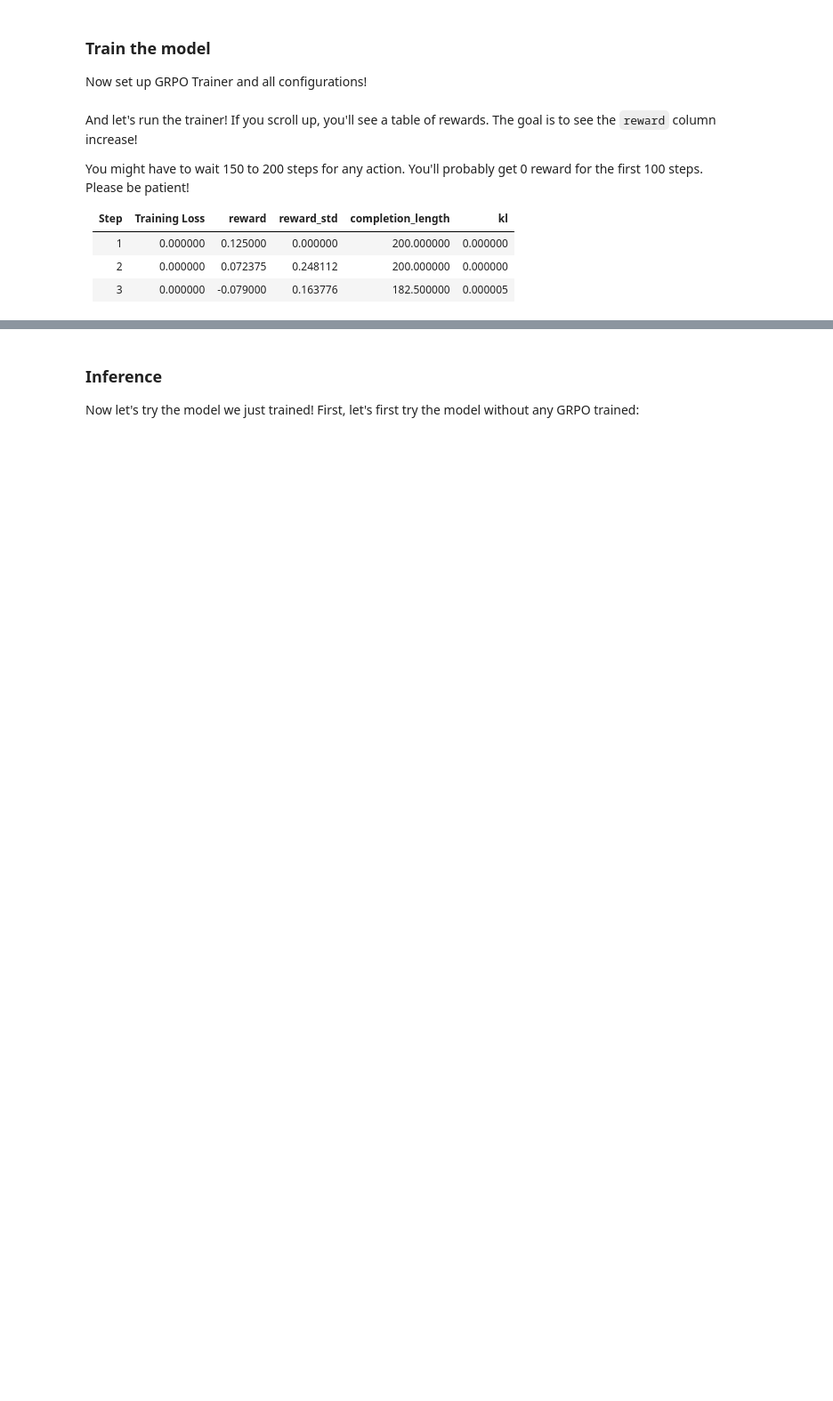
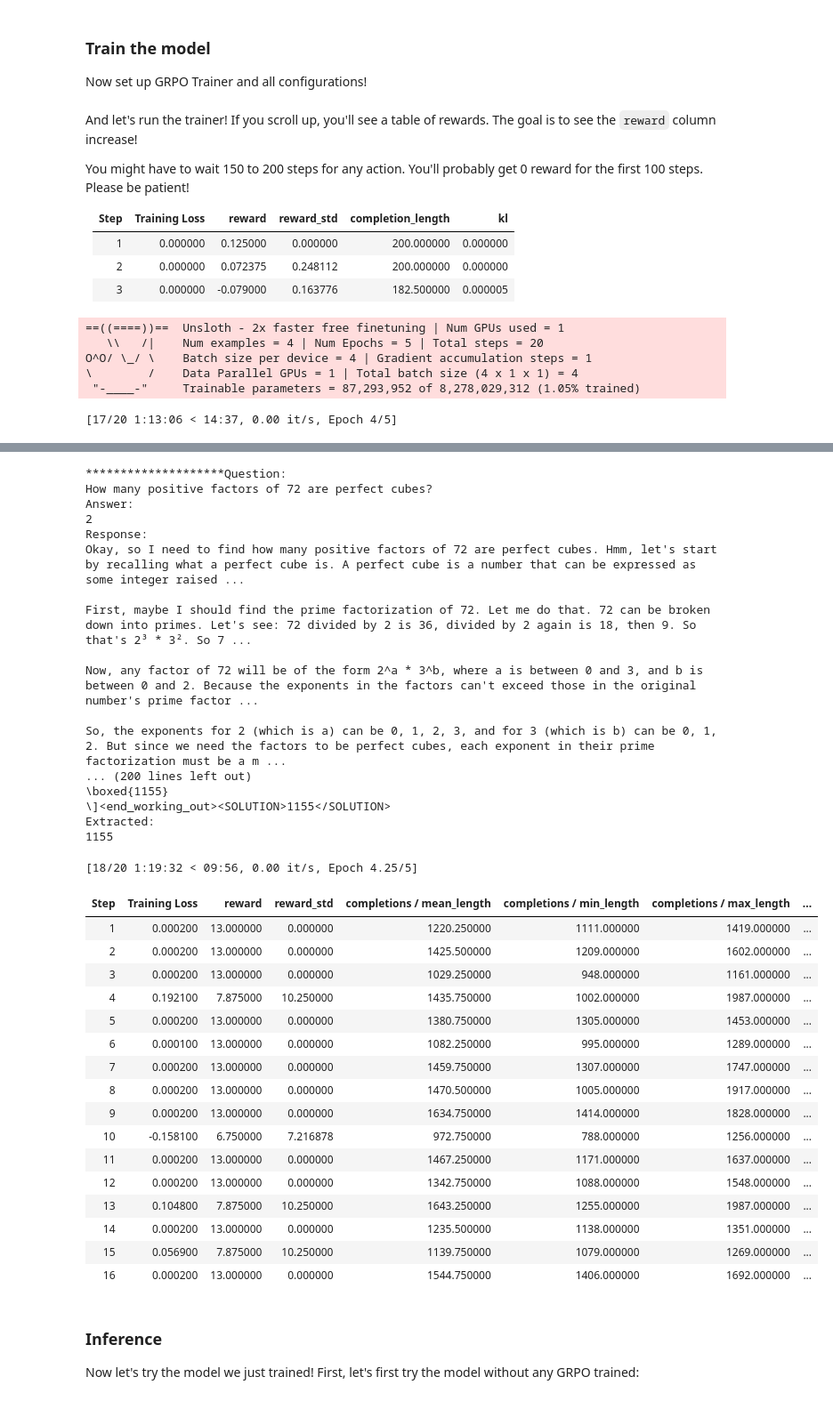
Before and after one commit to dast3344/claude-code-project, a Jupyter notebook: nb/Qwen3_8B_FP8_GRPO.ipynb, the cells around one changed output, grey strips where cells are left out. Shown at 89% size. Cells and saved outputs as stored; diff of their text form; code cells hidden in the pictures; blank space fills up the shorter version.

```diff
--- a/nb/Qwen3_8B_FP8_GRPO.ipynb
+++ b/nb/Qwen3_8B_FP8_GRPO.ipynb
@@ -295,5 +305,5 @@ _ = model.generate(
 # %%
-text = "What is the sqrt of 101?"
+text = "供应商公司信息查询重庆川仪自动化股份有限公司 详细信息是什么?"
 
 from vllm import SamplingParams
 sampling_params = SamplingParams(
@@ -322,5 +336,5 @@ gc.collect()
 We're using Hugging Face's [Open R1 Math dataset](https://huggingface.co/datasets/open-r1/DAPO-Math-17k-Processed). You can also utilize OpenAI's famous [GSM8K dataset](https://huggingface.co/datasets/openai/gsm8k)
 # %%
 from datasets import load_dataset
-dataset = load_dataset("open-r1/DAPO-Math-17k-Processed", "en", split = "train")
+dataset = load_dataset("json", data_files="test.jsonl", split="train")
 dataset
@@ -512,7 +416,7 @@ print(tokenizer.decode(tokenized[0]["tokens"]))
 tokenized = tokenized.map(lambda x: {"L" : len(x["tokens"])})
 
 import numpy as np
-maximum_length = int(np.quantile(tokenized["L"], 0.1))
+maximum_length = int(np.quantile(tokenized["L"], 0.9))
 print("Max Length = ", maximum_length)
 
 # Filter only samples smaller than 90% max length
@@ -541,20 +451,20 @@ from trl import GRPOConfig, GRPOTrainer
 training_args = GRPOConfig(
     vllm_sampling_params = vllm_sampling_params,
     temperature = 1.0,
-    learning_rate = 5e-6,
+    learning_rate = 2e-4,
     weight_decay = 0.001,
     warmup_ratio = 0.1,
     lr_scheduler_type = "linear",
     optim = "adamw_8bit",
     logging_steps = 1,
-    per_device_train_batch_size = 4,
+    per_device_train_batch_size = 2,
     gradient_accumulation_steps = 1, # Increase to 4 for smoother training
-    num_generations = 4, # Decrease if out of memory
+    num_generations = 2, # Decrease if out of memory
     max_prompt_length = max_prompt_length,
     max_completion_length = max_completion_length,
     # num_train_epochs = 1, # Set to 1 for a full training run
-    max_steps = 100,
-    save_steps = 100,
+    max_steps = 50,
+    save_steps = 50,
     report_to = "none", # Can use Weights & Biases
     output_dir = "outputs",
 
@@ -582,12 +492,6 @@ You might have to wait 150 to 200 steps for any action. You'll probably get 0 re
 trainer = GRPOTrainer(
     model = model,
     processing_class = tokenizer,
-    reward_funcs = [
-        match_format_exactly,
-        match_format_approximately,
-        check_answer,
-        check_numbers,
-    ],
     args = training_args,
     train_dataset = dataset,
 
@@ -596,3 +500,10 @@ trainer = GRPOTrainer(
     # eval_dataset = new_dataset["test"],
 )
 trainer.train()
+# %% [output]
+==((====))==  Unsloth - 2x faster free finetuning | Num GPUs used = 1
+   \\   /|    Num examples = 4 | Num Epochs = 5 | Total steps = 20
+O^O/ \_/ \    Batch size per device = 4 | Gradient accumulation steps = 1
+\        /    Data Parallel GPUs = 1 | Total batch size (4 x 1 x 1) = 4
+ "-____-"     Trainable parameters = 87,293,952 of 8,278,029,312 (1.05% trained)
+[17/20 1:13:06 < 14:37, 0.00 it/s, Epoch 4/5]
@@ -599,3 +526,38 @@ trainer.train()
+********************Question:
+How many positive factors of 72 are perfect cubes?
+Answer:
+2
+Response:
+Okay, so I need to find how many positive factors of 72 are perfect cubes. Hmm, let's start by recalling what a perfect cube is. A perfect cube is a number that can be expressed as some integer raised ...
+
+First, maybe I should find the prime factorization of 72. Let me do that. 72 can be broken down into primes. Let's see: 72 divided by 2 is 36, divided by 2 again is 18, then 9. So that's 2³ * 3². So 7 ...
+
+Now, any factor of 72 will be of the form 2^a * 3^b, where a is between 0 and 3, and b is between 0 and 2. Because the exponents in the factors can't exceed those in the original number's prime factor ...
+
+So, the exponents for 2 (which is a) can be 0, 1, 2, 3, and for 3 (which is b) can be 0, 1, 2. But since we need the factors to be perfect cubes, each exponent in their prime factorization must be a m ...
+... (200 lines left out)
+\boxed{1155}
+\]<end_working_out><SOLUTION>1155</SOLUTION>
+Extracted:
+1155
+[18/20 1:19:32 < 09:56, 0.00 it/s, Epoch 4.25/5]
+| Step | Training Loss | reward | reward_std | completions / mean_length | completions / min_length | completions / max_length | ... |
+| 1 | 0.000200 | 13.000000 | 0.000000 | 1220.250000 | 1111.000000 | 1419.000000 | ... |
+| 2 | 0.000200 | 13.000000 | 0.000000 | 1425.500000 | 1209.000000 | 1602.000000 | ... |
+| 3 | 0.000200 | 13.000000 | 0.000000 | 1029.250000 | 948.000000 | 1161.000000 | ... |
+| 4 | 0.192100 | 7.875000 | 10.250000 | 1435.750000 | 1002.000000 | 1987.000000 | ... |
+| 5 | 0.000200 | 13.000000 | 0.000000 | 1380.750000 | 1305.000000 | 1453.000000 | ... |
+| 6 | 0.000100 | 13.000000 | 0.000000 | 1082.250000 | 995.000000 | 1289.000000 | ... |
+| 7 | 0.000200 | 13.000000 | 0.000000 | 1459.750000 | 1307.000000 | 1747.000000 | ... |
+| 8 | 0.000200 | 13.000000 | 0.000000 | 1470.500000 | 1005.000000 | 1917.000000 | ... |
+| 9 | 0.000200 | 13.000000 | 0.000000 | 1634.750000 | 1414.000000 | 1828.000000 | ... |
+| 10 | -0.158100 | 6.750000 | 7.216878 | 972.750000 | 788.000000 | 1256.000000 | ... |
+| 11 | 0.000200 | 13.000000 | 0.000000 | 1467.250000 | 1171.000000 | 1637.000000 | ... |
+| 12 | 0.000200 | 13.000000 | 0.000000 | 1342.750000 | 1088.000000 | 1548.000000 | ... |
+| 13 | 0.104800 | 7.875000 | 10.250000 | 1643.250000 | 1255.000000 | 1987.000000 | ... |
+| 14 | 0.000200 | 13.000000 | 0.000000 | 1235.500000 | 1138.000000 | 1351.000000 | ... |
+| 15 | 0.056900 | 7.875000 | 10.250000 | 1139.750000 | 1079.000000 | 1269.000000 | ... |
+| 16 | 0.000200 | 13.000000 | 0.000000 | 1544.750000 | 1406.000000 | 1692.000000 | ... |
 # %% [markdown]
 <a name="Inference"></a>
 ### Inference
```
Also changed, not shown: parts of 32 cells of this notebook.
